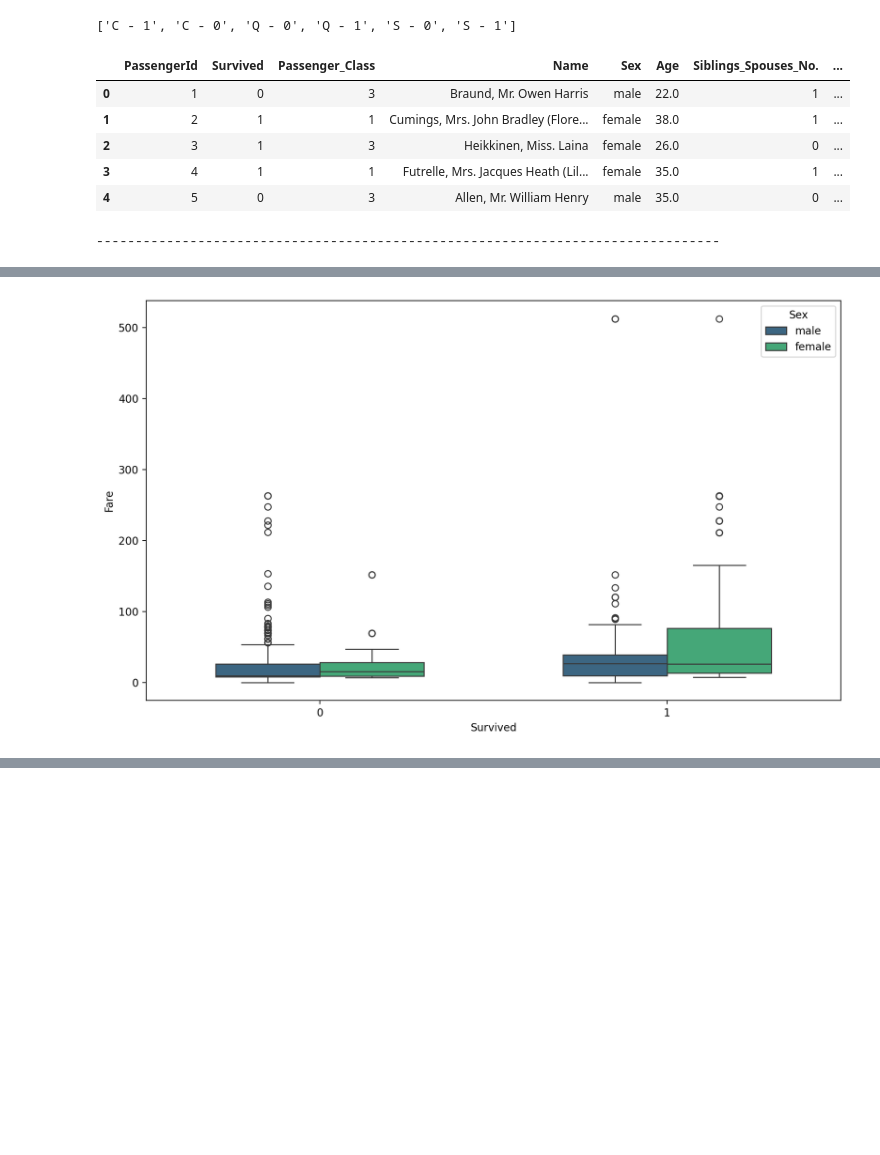
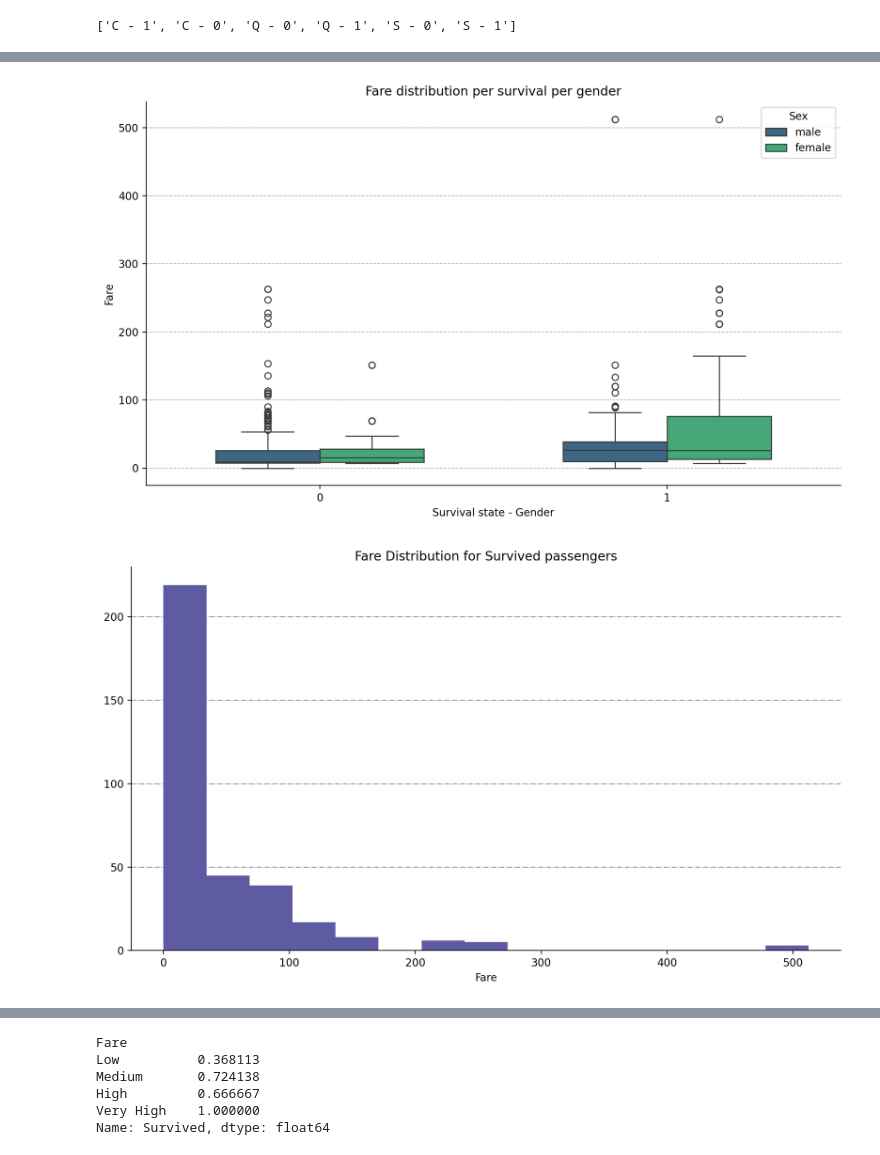
Before and after one commit to Ma7moodAs/Titanic-prediction, a Jupyter notebook: notebooks/Titanic_EDA.ipynb, the cells around one changed output, grey strips where cells are left out. Cells and saved outputs as stored; diff of their text form; code cells hidden in the pictures; blank space fills up the shorter version.

```diff
--- a/notebooks/EDA.ipynb
+++ b/notebooks/Titanic_EDA.ipynb
@@ -991,17 +991,6 @@ idx
 [figure]
 [figure]
 ['C - 1', 'C - 0', 'Q - 0', 'Q - 1', 'S - 0', 'S - 1']
-# %%
-display(df.head())
-print('----'*20,'\n')
-# %% [output]
-|  | PassengerId | Survived | Passenger_Class | Name | Sex | Age | Siblings_Spouses_No. | ... |
-| 0 | 1 | 0 | 3 | Braund, Mr. Owen Harris | male | 22.0 | 1 | ... |
-| 1 | 2 | 1 | 1 | Cumings, Mrs. John Bradley (Flore... | female | 38.0 | 1 | ... |
-| 2 | 3 | 1 | 3 | Heikkinen, Miss. Laina | female | 26.0 | 0 | ... |
-| 3 | 4 | 1 | 1 | Futrelle, Mrs. Jacques Heath (Lil... | female | 35.0 | 1 | ... |
-| 4 | 5 | 0 | 3 | Allen, Mr. William Henry | male | 35.0 | 0 | ... |
---------------------------------------------------------------------------------
 # %%
 # now we will check the relation between the fare and the passenger being survived
 # does the passenger who pays a higher fare tend to survive or not?
@@ -1040,12 +1029,52 @@ The standard deviation of fare in regards to the mean for passengers who survive
 # %%
 plt.figure(figsize=(10,6),dpi=200)
 sns.boxplot(data=df,
             x='Survived',
             y='Fare',
             palette='viridis',
             width=0.6,
             hue='Sex')
+plt.grid(visible=True,axis='y',linestyle='--',linewidth=0.7)
+plt.gca().set_axisbelow(True)
+sns.despine()
+plt.title('Fare distribution per survival per gender')
+plt.xlabel('Survival state - Gender')
+plt.ylabel('Fare')
 plt.tight_layout()
 plt.show()
+
+# fare distribution for survived passengers
+plt.figure(figsize=(10,6),dpi=200)
+plt.hist(x=df[df['Survived'] == 1]['Fare'],
+         bins=15,
+         histtype='stepfilled',
+         align='mid',
+         orientation='vertical',
+         color="#5e5ba2",
+         stacked=False,
+         log=False)
+plt.grid(visible=True,axis='y',linestyle='-.',linewidth=0.7,color='gray')
+plt.gca().set_axisbelow(True)
+sns.despine()
+plt.title('Fare Distribution for Survived passengers')
+plt.xlabel('Fare')
+plt.tight_layout()
+plt.show()
+# Fare distribution for non survived
+plt.figure(figsize=(10,6),dpi=100)
+plt.hist(x=df[df['Survived'] == 0]['Fare'],
+         bins=15,
+         histtype='stepfilled',
+         align='mid',
+         orientation='vertical',
+         stacked=False,
+         log=False)
+plt.title('Fare Distribution for non survived')
+plt.grid(visible=True,axis='y',linestyle='--',linewidth=0.7,color='gray')
+plt.gca().set_axisbelow(True)
+sns.despine()
+plt.tight_layout()
+plt.show()
 # %% [output]
-[figure, old version]
+[figure, new version]
+[figure, added]
@@ -1051,0 +1082,12 @@ plt.show()
+# %%
+df.groupby(['Passenger_Class'])['Fare'].mean()
+df.Fare.corr(df['Survived'])
+pd.cut(x=df['Fare'],bins=4,labels=['Low','Medium','High','Very High']).value_counts()
+df.groupby(pd.cut(x=df['Fare'],bins=4,labels=['Low','Medium','High','Very High']))['Survived'].mean()
+# %% [output]
+Fare
+Low          0.368113
+Medium       0.724138
+High         0.666667
+Very High    1.000000
+Name: Survived, dtype: float64
```
Also changed, not shown: parts of 7 cells of this notebook, 1 other file.
